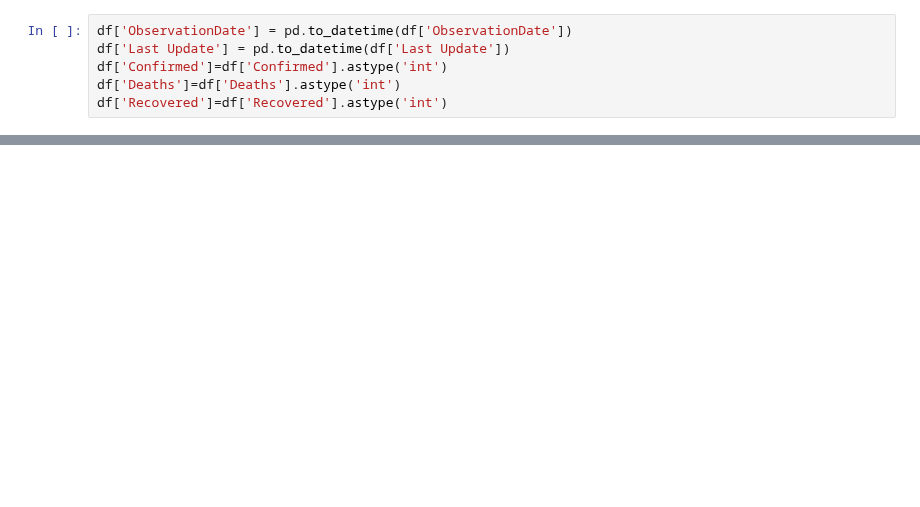
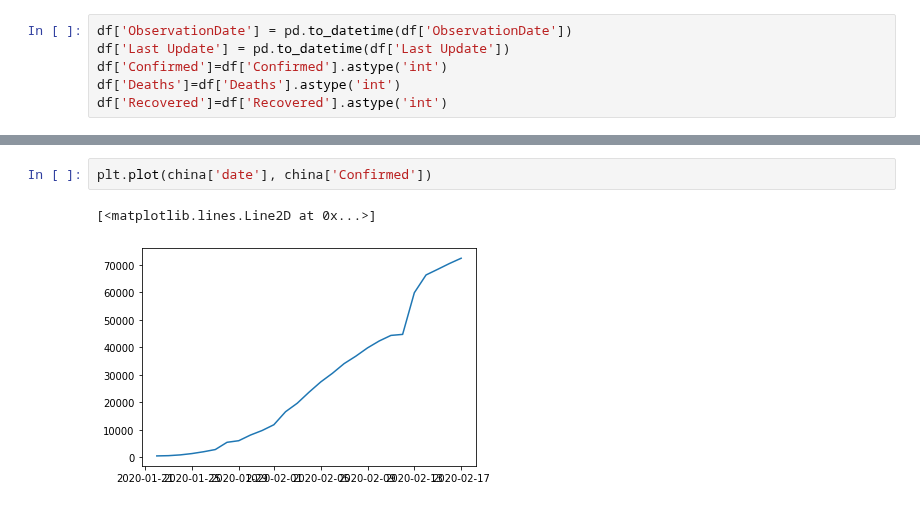
Before and after one commit to firefistKunal/DataScienceN00b, a Jupyter notebook: track_covid-19/china.ipynb, the cells around one changed output, grey strips where cells are left out. Drawn from its saved outputs; the diff is of its cells as text; blank space fills up the shorter version.

```diff
--- a/track_covid-19/china.ipynb
+++ b/track_covid-19/china.ipynb
@@ -96,0 +106,5 @@ plt.plot(china['Confirmed'], china['new cases'])
+# %%
+plt.plot(china['date'], china['Confirmed'])
+# %% [output]
+[<matplotlib.lines.Line2D at 0x...>]
+[figure, added]
```
Also changed, not shown: parts of 17 cells of this notebook, 2 other files.
